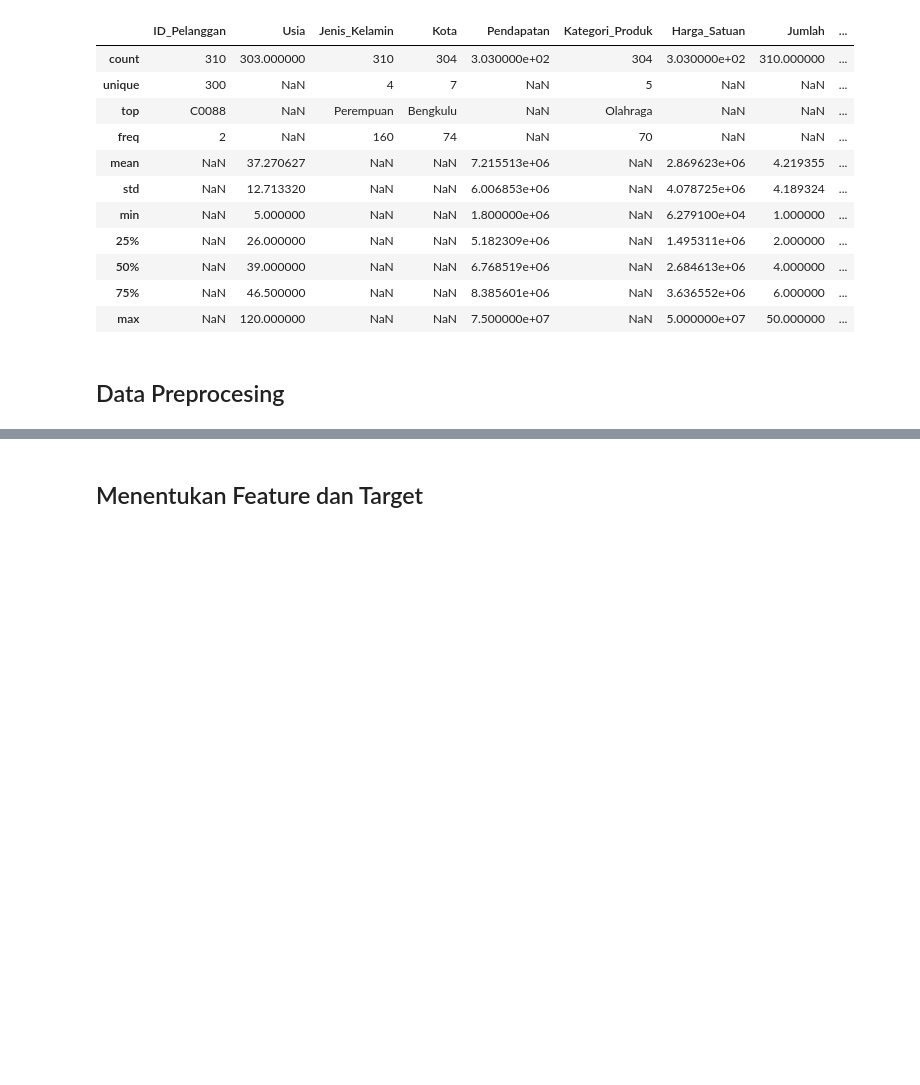
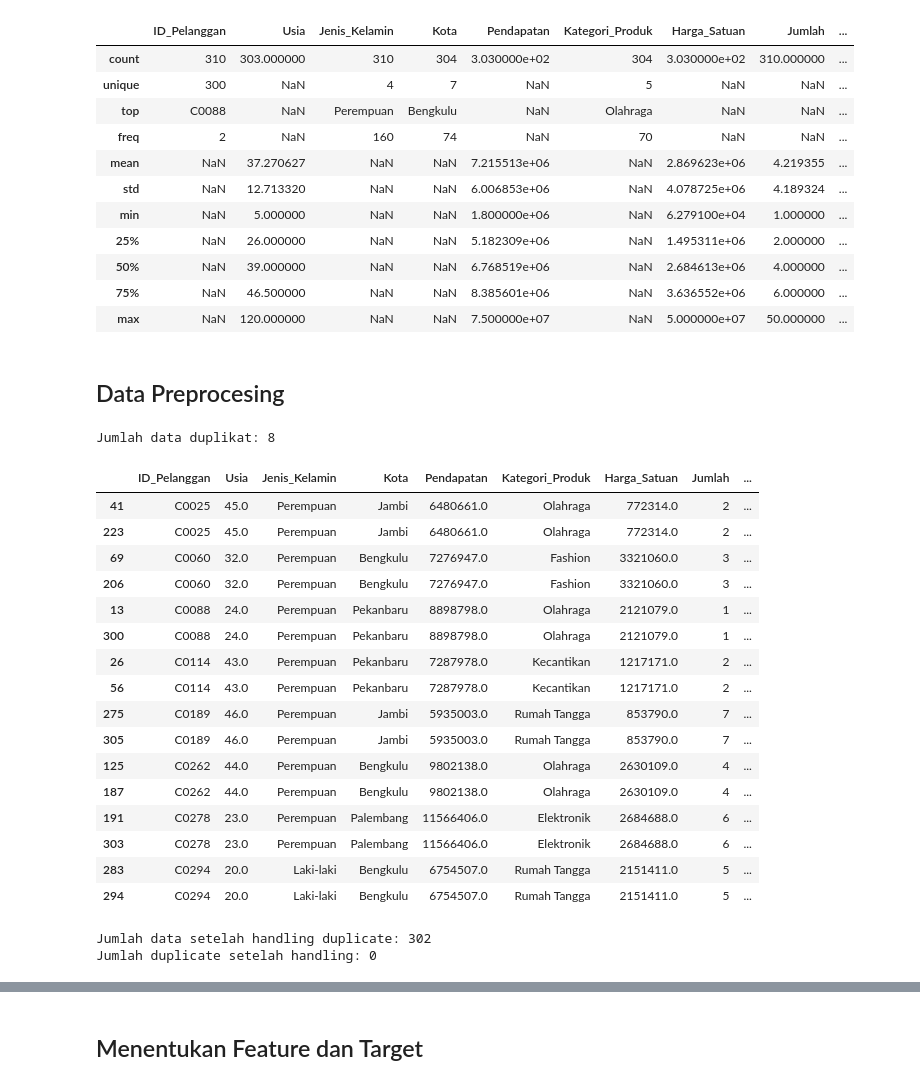
Before and after one commit to aeiprsty/praproses-data-regresi-linier, a Jupyter notebook: F1E124067_PutriPrayesti_MultipleRegression.ipynb, the cells around one changed output, grey strips where cells are left out. Saved outputs shown, nothing was run; the diff lists cells and outputs as text; code cells hidden in the pictures; blank space fills up the shorter version.

```diff
--- a/F1E124067_PutriPrayesti_MultipleRegression.ipynb
+++ b/F1E124067_PutriPrayesti_MultipleRegression.ipynb
@@ -78,3 +78,27 @@ df.describe(include="all")
 | max | NaN | 120.000000 | NaN | NaN | 7.500000e+07 | NaN | 5.000000e+07 | 50.000000 | ... |
 # %% [markdown]
 ## Data Preprocesing
+# %%
+print("Jumlah data duplikat:", df.duplicated().sum())
+# %% [output]
+Jumlah data duplikat: 8
+# %%
+df[df.duplicated(keep=False)].sort_values(by=df.columns.tolist())
+# %% [output]
+|  | ID_Pelanggan | Usia | Jenis_Kelamin | Kota | Pendapatan | Kategori_Produk | Harga_Satuan | Jumlah | ... |
+| 41 | C0025 | 45.0 | Perempuan | Jambi | 6480661.0 | Olahraga | 772314.0 | 2 | ... |
+| 223 | C0025 | 45.0 | Perempuan | Jambi | 6480661.0 | Olahraga | 772314.0 | 2 | ... |
+| 69 | C0060 | 32.0 | Perempuan | Bengkulu | 7276947.0 | Fashion | 3321060.0 | 3 | ... |
+| 206 | C0060 | 32.0 | Perempuan | Bengkulu | 7276947.0 | Fashion | 3321060.0 | 3 | ... |
+| 13 | C0088 | 24.0 | Perempuan | Pekanbaru | 8898798.0 | Olahraga | 2121079.0 | 1 | ... |
+| 300 | C0088 | 24.0 | Perempuan | Pekanbaru | 8898798.0 | Olahraga | 2121079.0 | 1 | ... |
+| 26 | C0114 | 43.0 | Perempuan | Pekanbaru | 7287978.0 | Kecantikan | 1217171.0 | 2 | ... |
+| 56 | C0114 | 43.0 | Perempuan | Pekanbaru | 7287978.0 | Kecantikan | 1217171.0 | 2 | ... |
+| 275 | C0189 | 46.0 | Perempuan | Jambi | 5935003.0 | Rumah Tangga | 853790.0 | 7 | ... |
+| 305 | C0189 | 46.0 | Perempuan | Jambi | 5935003.0 | Rumah Tangga | 853790.0 | 7 | ... |
+| 125 | C0262 | 44.0 | Perempuan | Bengkulu | 9802138.0 | Olahraga | 2630109.0 | 4 | ... |
+| 187 | C0262 | 44.0 | Perempuan | Bengkulu | 9802138.0 | Olahraga | 2630109.0 | 4 | ... |
+| 191 | C0278 | 23.0 | Perempuan | Palembang | 11566406.0 | Elektronik | 2684688.0 | 6 | ... |
+| 303 | C0278 | 23.0 | Perempuan | Palembang | 11566406.0 | Elektronik | 2684688.0 | 6 | ... |
+| 283 | C0294 | 20.0 | Laki-laki | Bengkulu | 6754507.0 | Rumah Tangga | 2151411.0 | 5 | ... |
+| 294 | C0294 | 20.0 | Laki-laki | Bengkulu | 6754507.0 | Rumah Tangga | 2151411.0 | 5 | ... |
@@ -80,0 +107,6 @@ df.describe(include="all")
+# %%
+print("Jumlah data setelah handling duplicate:", len(df))
+print("Jumlah duplicate setelah handling:", df.duplicated().sum())
+# %% [output]
+Jumlah data setelah handling duplicate: 302
+Jumlah duplicate setelah handling: 0
```
Also changed, not shown: parts of 6 cells of this notebook.
